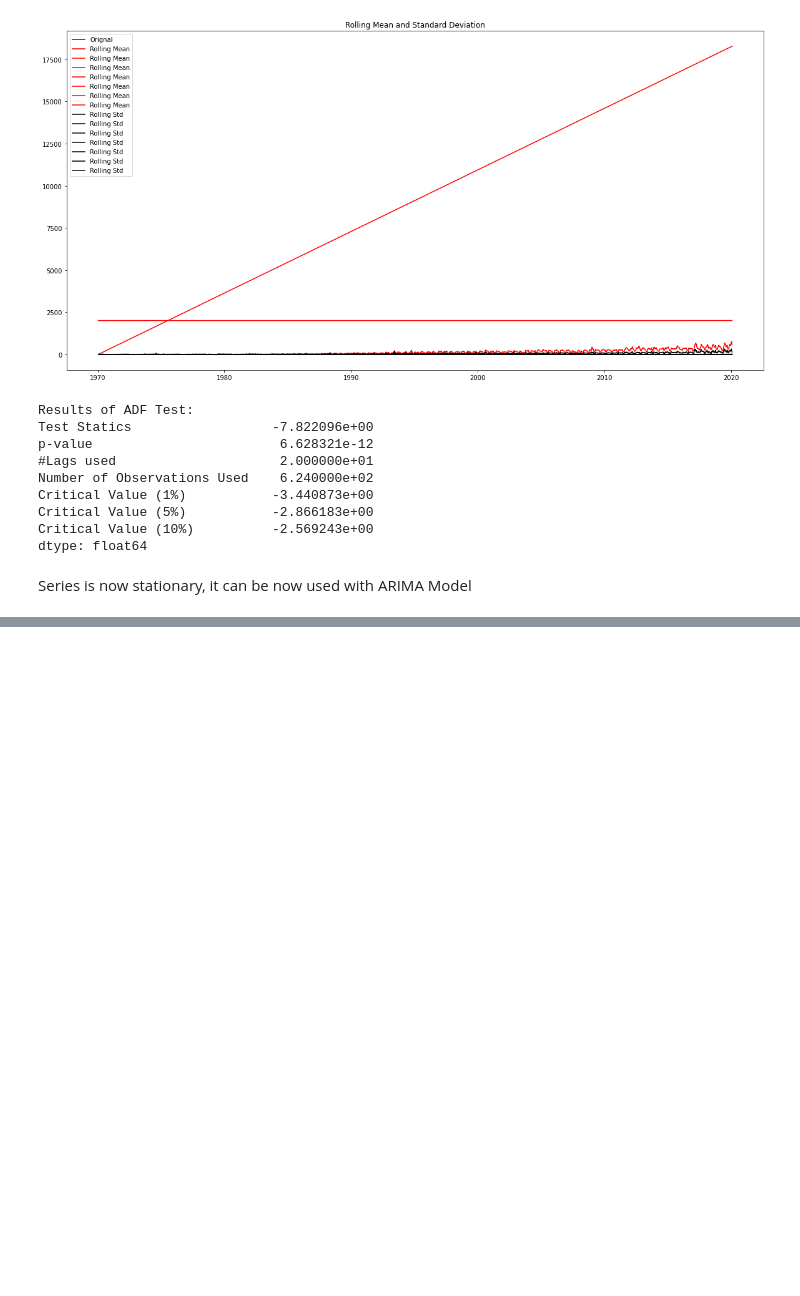
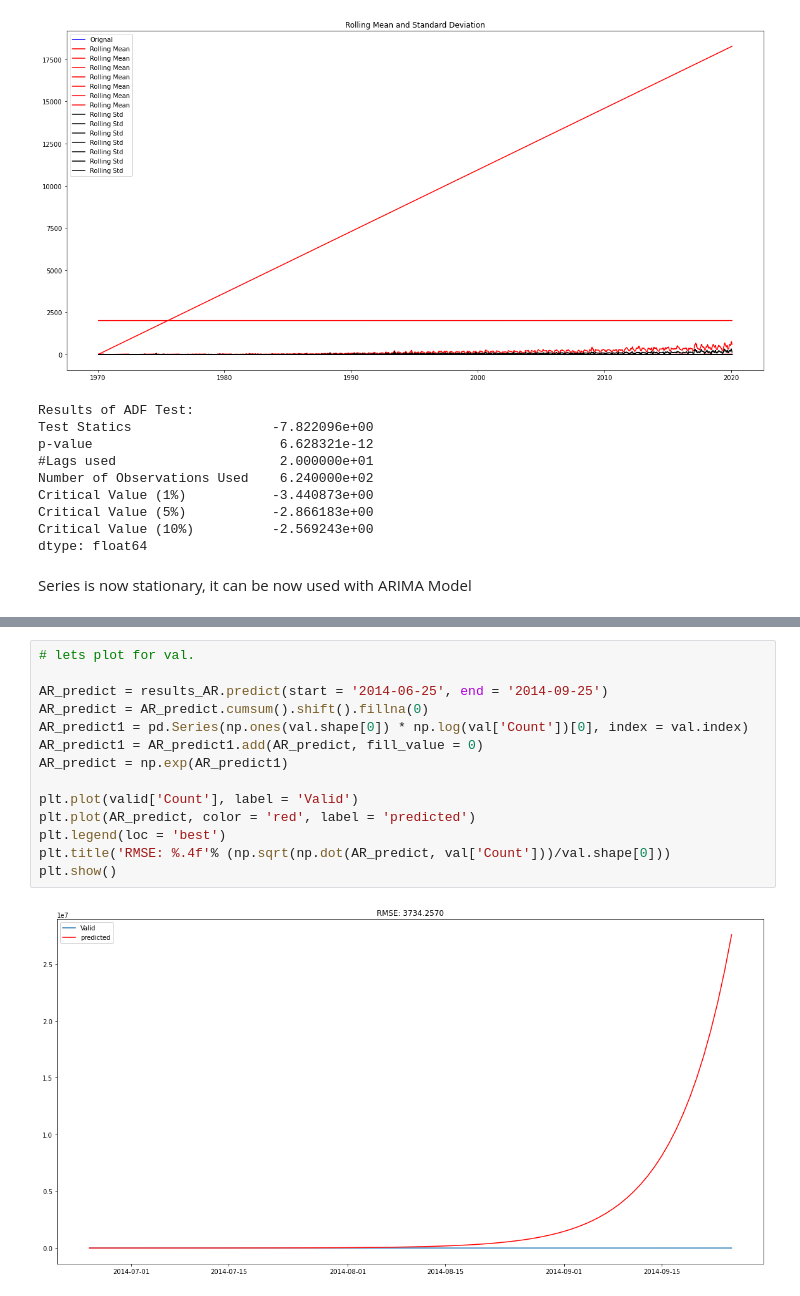
Before and after one commit to AnshuLodha007/Unicorn_Hackathon, a Jupyter notebook: Solution.ipynb, the cells around one changed output, grey strips where cells are left out. Cells and saved outputs as stored; diff of their text form; blank space fills up the shorter version.

```diff
--- a/Solution.ipynb
+++ b/Solution.ipynb
@@ -876,0 +916,16 @@ Series is now stationary, it can be now used with ARIMA Model
+# %%
+# lets plot for val.
+
+AR_predict = results_AR.predict(start = '2014-06-25', end = '2014-09-25')
+AR_predict = AR_predict.cumsum().shift().fillna(0)
+AR_predict1 = pd.Series(np.ones(val.shape[0]) * np.log(val['Count'])[0], index = val.index)
+AR_predict1 = AR_predict1.add(AR_predict, fill_value = 0)
+AR_predict = np.exp(AR_predict1)
+
+plt.plot(valid['Count'], label = 'Valid')
+plt.plot(AR_predict, color = 'red', label = 'predicted')
+plt.legend(loc = 'best')
+plt.title('RMSE: %.4f'% (np.sqrt(np.dot(AR_predict, val['Count']))/val.shape[0]))
+plt.show()
+# %% [output]
+[figure, added]
```
Also changed, not shown: parts of 6 cells of this notebook.
